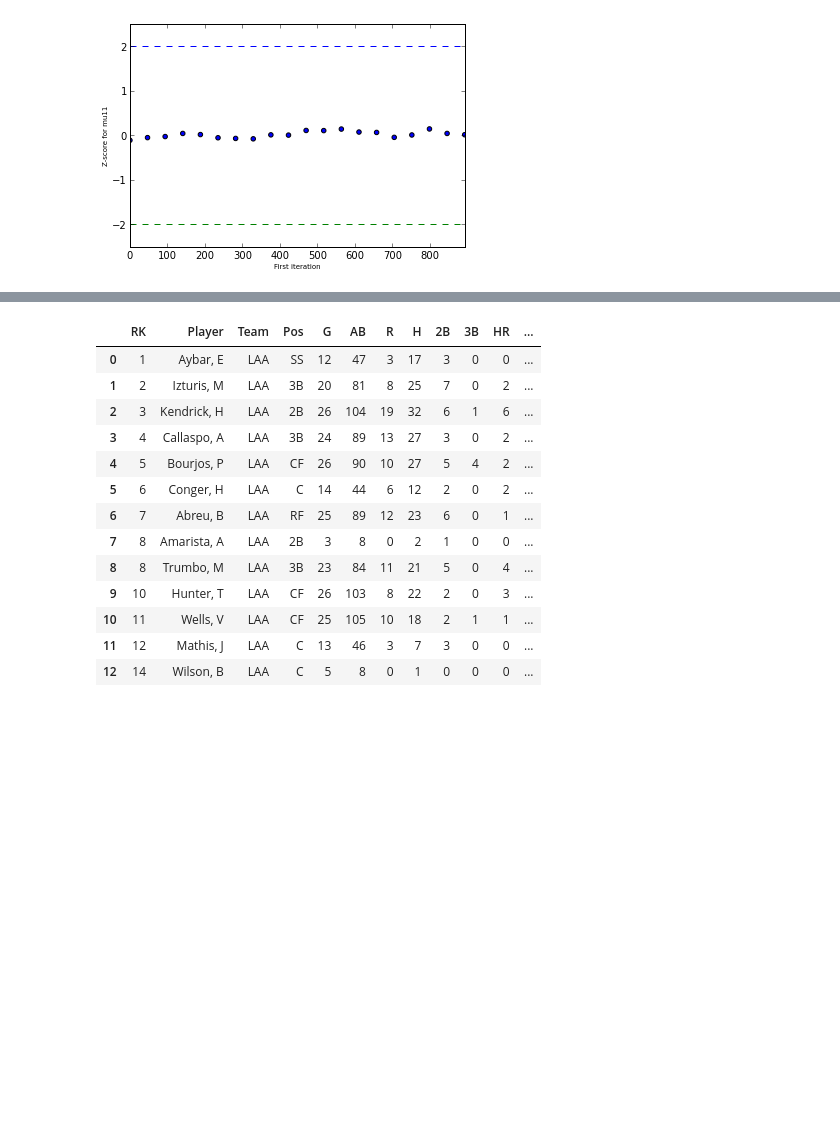
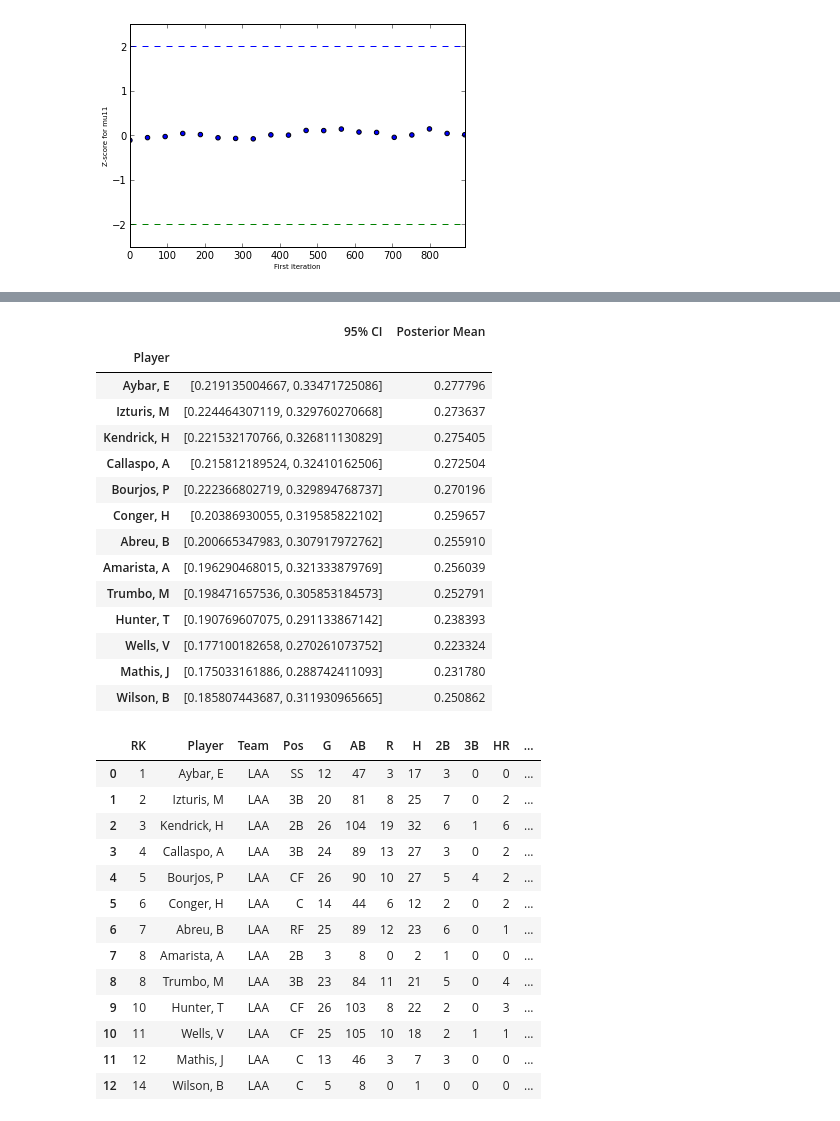
Before and after one commit to Phononic/Sean_Lubner_250HWs, a Jupyter notebook: hw11/hw11.ipynb, the cells around one changed output, grey strips where cells are left out. Saved outputs shown, nothing was run; the diff lists cells and outputs as text; code cells hidden in the pictures; blank space fills up the shorter version.

```diff
--- a/hw11/hw11.ipynb
+++ b/hw11/hw11.ipynb
@@ -6,6 +6,7 @@ Sean Lubner
 %pylab inline
 import pymc
 import pandas as pd
+pd.options.display.line_width = 2000 # fixes data frames display issue (bug)
 
 # load the data
 data = pd.read_table('laa_2011_April.txt')
@@ -125,3 +150,29 @@ geweke_plot(scores)
+# %%
+means = []
+CIs = []
+for i in np.arange(len(data)):
+    means.append(M.stats()['mu'+str(i)]['mean'])
+    CIs.append(M.stats()['mu'+str(i)]['95% HPD interval'])
+
+posterior_data = pd.DataFrame({'95% CI':CIs, 'Posterior Mean':means, 'Player':data['Player']})
+posterior_data.set_index('Player', inplace=True)
+posterior_data
+# %% [output]
+|  | 95% CI | Posterior Mean |
+| Player |  |  |
+| Aybar, E | [0.219135004667, 0.33471725086] | 0.277796 |
+| Izturis, M | [0.224464307119, 0.329760270668] | 0.273637 |
+| Kendrick, H | [0.221532170766, 0.326811130829] | 0.275405 |
+| Callaspo, A | [0.215812189524, 0.32410162506] | 0.272504 |
+| Bourjos, P | [0.222366802719, 0.329894768737] | 0.270196 |
+| Conger, H | [0.20386930055, 0.319585822102] | 0.259657 |
+| Abreu, B | [0.200665347983, 0.307917972762] | 0.255910 |
+| Amarista, A | [0.196290468015, 0.321333879769] | 0.256039 |
+| Trumbo, M | [0.198471657536, 0.305853184573] | 0.252791 |
+| Hunter, T | [0.190769607075, 0.291133867142] | 0.238393 |
+| Wells, V | [0.177100182658, 0.270261073752] | 0.223324 |
+| Mathis, J | [0.175033161886, 0.288742411093] | 0.231780 |
+| Wilson, B | [0.185807443687, 0.311930965665] | 0.250862 |
 # %%
 data
 # %% [output]
```
Also changed, not shown: parts of 2 cells of this notebook, 1 other file.
